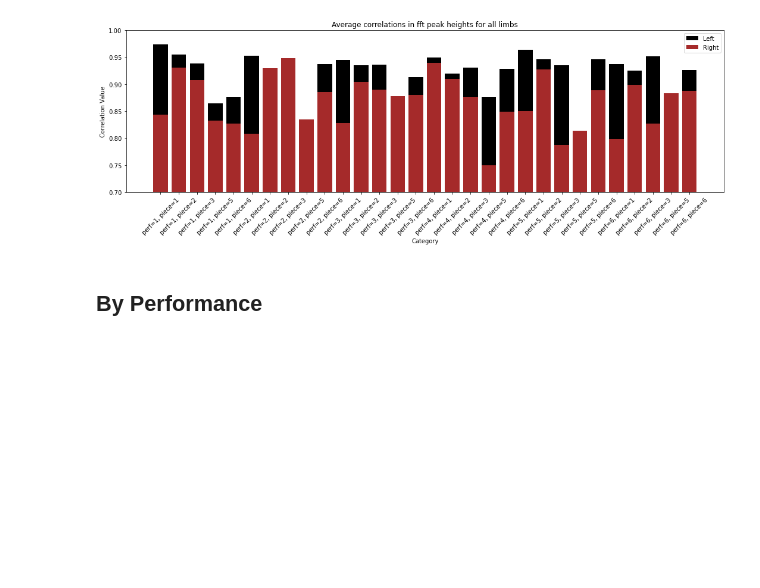
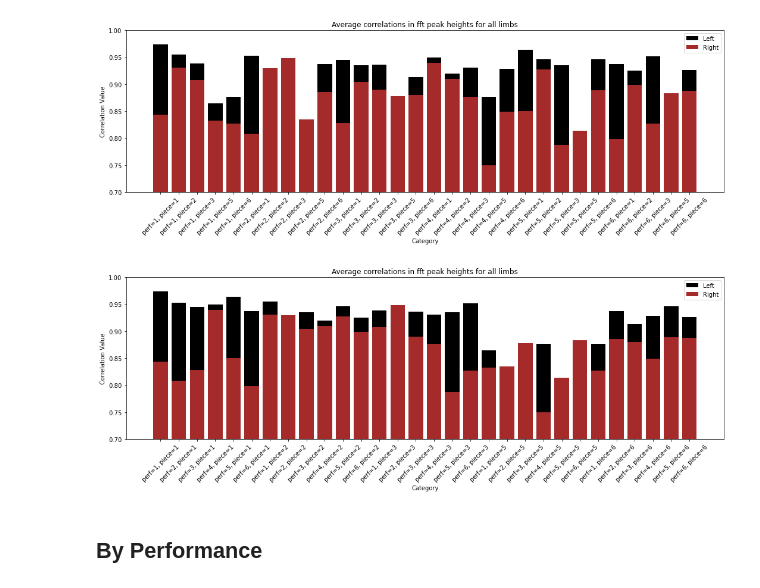
Before and after one commit to hakuupi/sproj, a Jupyter notebook: second_attempt/plot_arm/fft_degrees.ipynb, the cells around one changed output. Saved outputs shown, nothing was run; the diff lists cells and outputs as text; code cells hidden in the pictures; blank space fills up the shorter version.

```diff
--- a/second_attempt/plot_arm/fft_degrees.ipynb
+++ b/second_attempt/plot_arm/fft_degrees.ipynb
@@ -444,6 +437,34 @@ def correlation_plots_m(corr_matrices: list[pd.DataFrame], LEGENDS: list[str], C
 correlation_plots_m([Lycorr_matrix,Rycorr_matrix], LEGENDS = ['Left','Right'], COLORS = ['black','brown'])
 # %% [output]
 [figure]
+# %%
+def correlation_plots_m(corr_matrices: list[pd.DataFrame], LEGENDS: list[str], COLORS: list[str], TITLE: str = "Average correlations in fft peak heights for all limbs"):
+
+    # Select subset of DataFrame where rows and columns start with "x{perf}{piece}"
+    plt.figure(figsize=(18, 5))
+    for count, corr_matrix in enumerate(corr_matrices):
+        for piece in [1,2,3,5,6]: #pieces
+            for perf in [1,2,3,4,5,6]: #perf
+                y1_subsetCol = corr_matrix.filter(regex=f'^y{perf}{piece}')
+                y1_subset = y1_subsetCol.loc[corr_matrix.index.str.match(f'^y{perf}{piece}')]
+
+
+                # Compute average across all entries in subset
+                x = f'{perf=}, {piece=}'
+                y1_mean = y1_subset.mean().mean()
+                plt.bar(x, y1_mean, color=COLORS[count])
+        plt.bar(x, y1_mean, color=COLORS[count], label = LEGENDS[count])
+    plt.title(TITLE)
+    plt.xlabel('Category')
+    plt.xticks(rotation=45)
+    plt.ylabel('Correlation Value')
+    plt.legend()
+    plt.ylim(0.7,1)
+    plt.show()
+# %%
+correlation_plots_m([Lycorr_matrix,Rycorr_matrix], LEGENDS = ['Left','Right'], COLORS = ['black','brown'])
+# %% [output]
+[figure, added]
 # %% [markdown]
 ## By Performance
 # %%
```
Also changed, not shown: parts of 2 cells of this notebook, 17 other files.
